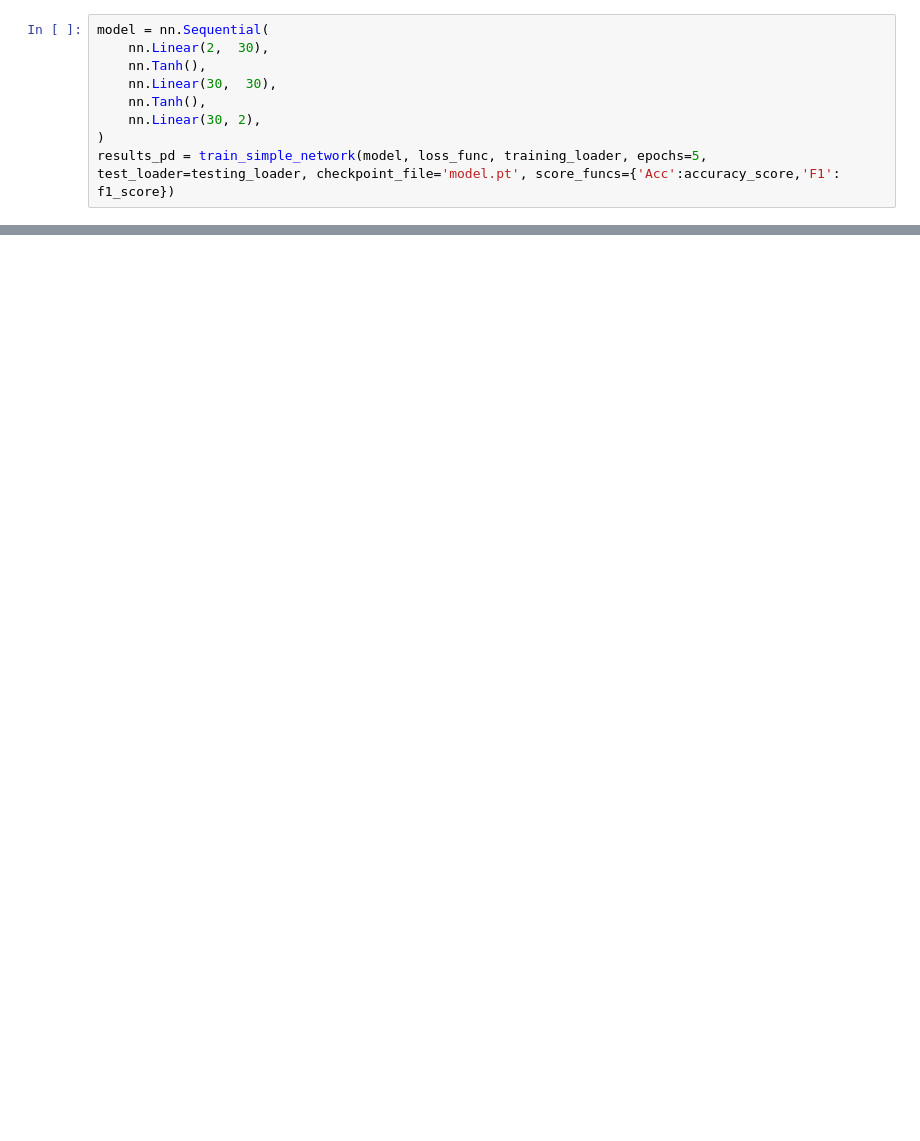
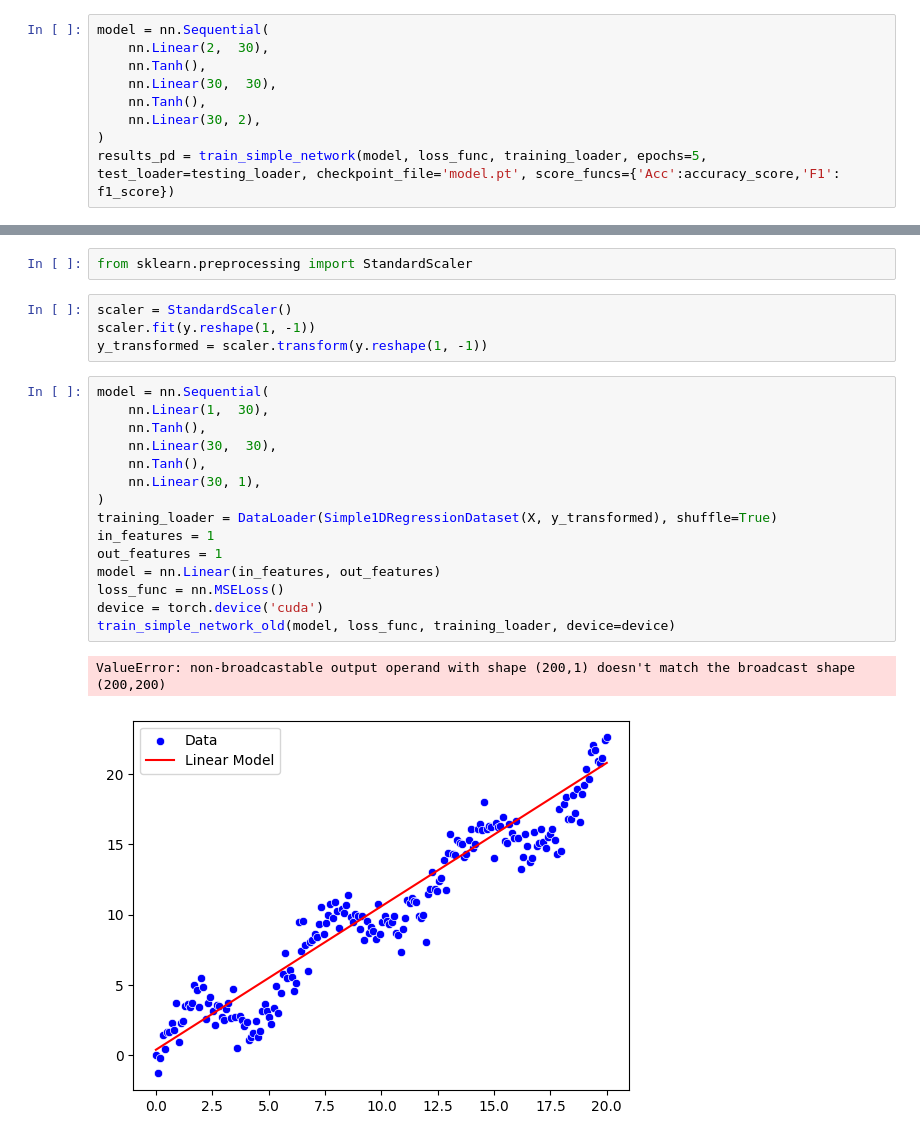
Before and after one commit to Pirner/data_science_notebooks, a Jupyter notebook: learning/inside_deeplearning/chapter_02/chapter_content.ipynb, the cells around one changed output, grey strips where cells are left out. Saved outputs shown, nothing was run; the diff lists cells and outputs as text; blank space fills up the shorter version.

```diff
--- a/learning/inside_deeplearning/chapter_02/chapter_content.ipynb
+++ b/learning/inside_deeplearning/chapter_02/chapter_content.ipynb
@@ -319,0 +374,24 @@ plt.show()
+# %%
+from sklearn.preprocessing import StandardScaler
+# %%
+scaler = StandardScaler()
+scaler.fit(y.reshape(1, -1))
+y_transformed = scaler.transform(y.reshape(1, -1))
+# %%
+model = nn.Sequential(
+    nn.Linear(1,  30),
+    nn.Tanh(),
+    nn.Linear(30,  30),
+    nn.Tanh(),
+    nn.Linear(30, 1),
+)
+training_loader = DataLoader(Simple1DRegressionDataset(X, y_transformed), shuffle=True)
+in_features = 1
+out_features = 1
+model = nn.Linear(in_features, out_features)
+loss_func = nn.MSELoss()
+device = torch.device('cuda')
+train_simple_network_old(model, loss_func, training_loader, device=device)
+# %% [output]
+ValueError: non-broadcastable output operand with shape (200,1) doesn't match the broadcast shape (200,200)
+[figure, added]
```
Also changed, not shown: parts of 14 cells of this notebook, 1 other file.
